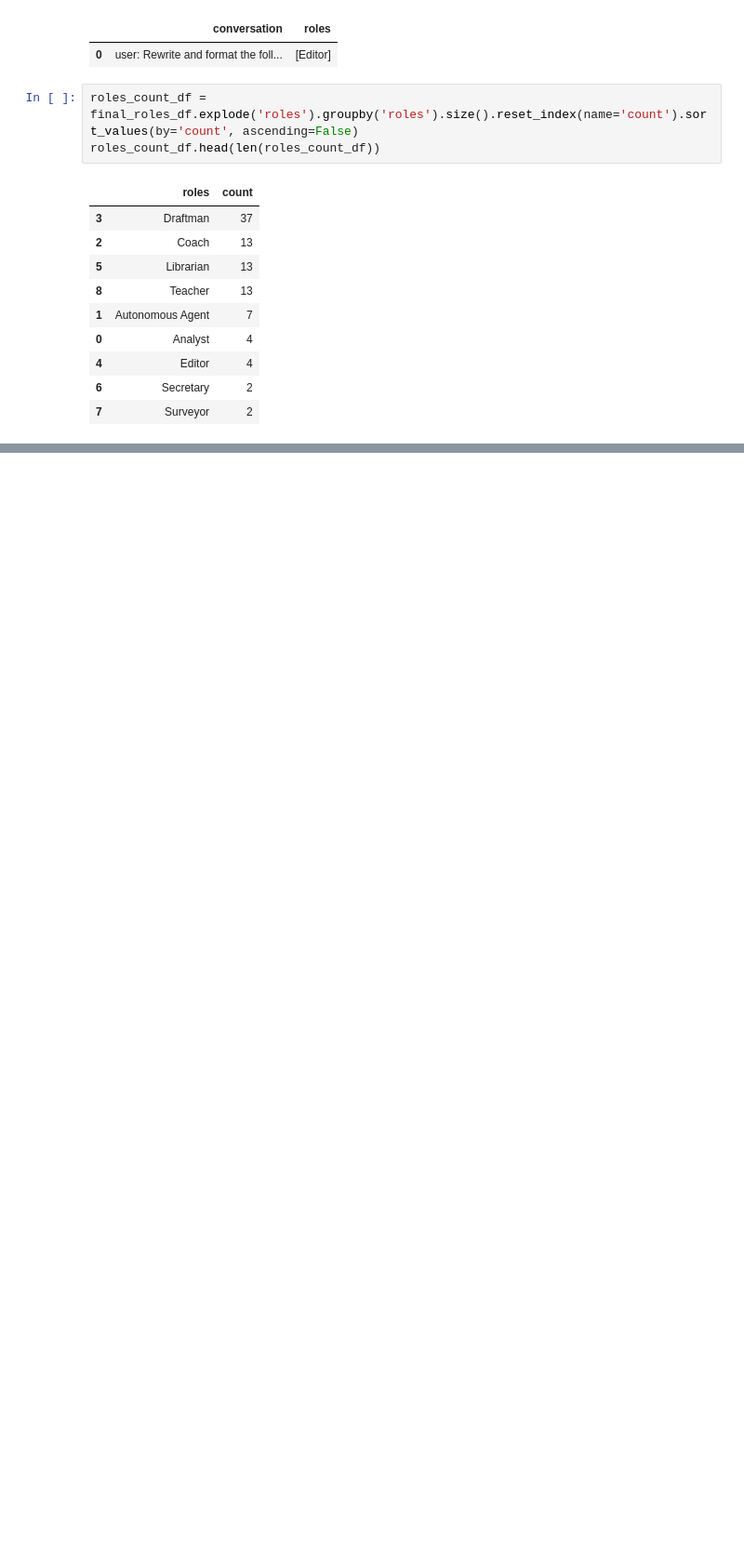
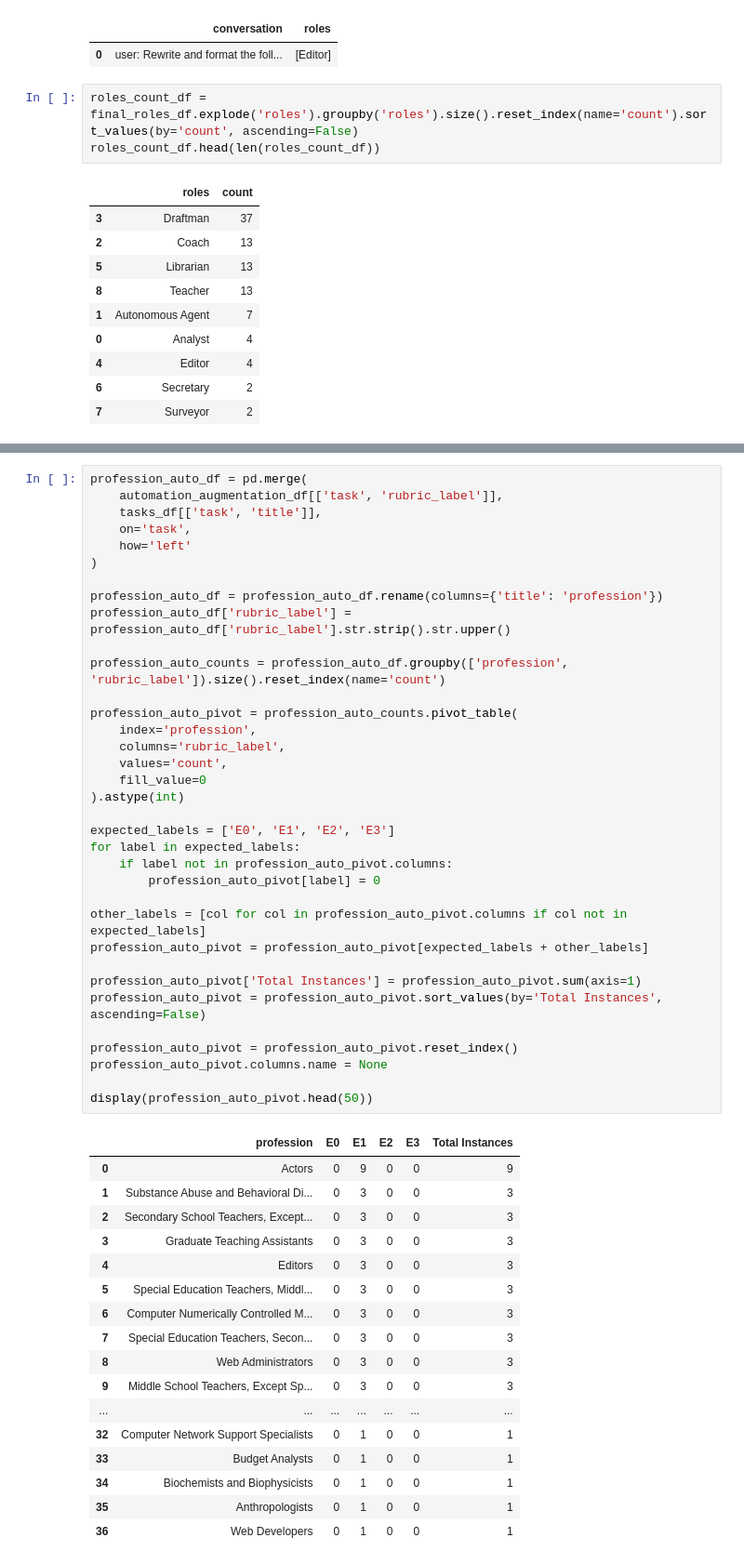
Before and after one commit to Engineering-AI-Systems-Team-3/chatgpt-at-work, a Jupyter notebook: chatgpt_at_work.ipynb, the cells around one changed output, grey strips where cells are left out. Shown at 93% size. Cells and saved outputs as stored; diff of their text form; blank space fills up the shorter version.

```diff
--- a/chatgpt_at_work.ipynb
+++ b/chatgpt_at_work.ipynb
@@ -1022,0 +1082,53 @@ roles_count_df.head(len(roles_count_df))
+# %%
+profession_auto_df = pd.merge(
+    automation_augmentation_df[['task', 'rubric_label']],
+    tasks_df[['task', 'title']],
+    on='task',
+    how='left'
+)
+
+profession_auto_df = profession_auto_df.rename(columns={'title': 'profession'})
+profession_auto_df['rubric_label'] = profession_auto_df['rubric_label'].str.strip().str.upper()
+
+profession_auto_counts = profession_auto_df.groupby(['profession', 'rubric_label']).size().reset_index(name='count')
+
+profession_auto_pivot = profession_auto_counts.pivot_table(
+    index='profession',
+    columns='rubric_label',
+    values='count',
+    fill_value=0
+).astype(int)
+
+expected_labels = ['E0', 'E1', 'E2', 'E3']
+for label in expected_labels:
+    if label not in profession_auto_pivot.columns:
+        profession_auto_pivot[label] = 0
+
+other_labels = [col for col in profession_auto_pivot.columns if col not in expected_labels]
+profession_auto_pivot = profession_auto_pivot[expected_labels + other_labels]
+
+profession_auto_pivot['Total Instances'] = profession_auto_pivot.sum(axis=1)
+profession_auto_pivot = profession_auto_pivot.sort_values(by='Total Instances', ascending=False)
+
+profession_auto_pivot = profession_auto_pivot.reset_index()
+profession_auto_pivot.columns.name = None
+
+display(profession_auto_pivot.head(50))
+# %% [output]
+|  | profession | E0 | E1 | E2 | E3 | Total Instances |
+| 0 | Actors | 0 | 9 | 0 | 0 | 9 |
+| 1 | Substance Abuse and Behavioral Di... | 0 | 3 | 0 | 0 | 3 |
+| 2 | Secondary School Teachers, Except... | 0 | 3 | 0 | 0 | 3 |
+| 3 | Graduate Teaching Assistants | 0 | 3 | 0 | 0 | 3 |
+| 4 | Editors | 0 | 3 | 0 | 0 | 3 |
+| 5 | Special Education Teachers, Middl... | 0 | 3 | 0 | 0 | 3 |
+| 6 | Computer Numerically Controlled M... | 0 | 3 | 0 | 0 | 3 |
+| 7 | Special Education Teachers, Secon... | 0 | 3 | 0 | 0 | 3 |
+| 8 | Web Administrators | 0 | 3 | 0 | 0 | 3 |
+| 9 | Middle School Teachers, Except Sp... | 0 | 3 | 0 | 0 | 3 |
+| ... | ... | ... | ... | ... | ... | ... |
+| 32 | Computer Network Support Specialists | 0 | 1 | 0 | 0 | 1 |
+| 33 | Budget Analysts | 0 | 1 | 0 | 0 | 1 |
+| 34 | Biochemists and Biophysicists | 0 | 1 | 0 | 0 | 1 |
+| 35 | Anthropologists | 0 | 1 | 0 | 0 | 1 |
+| 36 | Web Developers | 0 | 1 | 0 | 0 | 1 |
```
Also changed, not shown: parts of 2 cells of this notebook.
